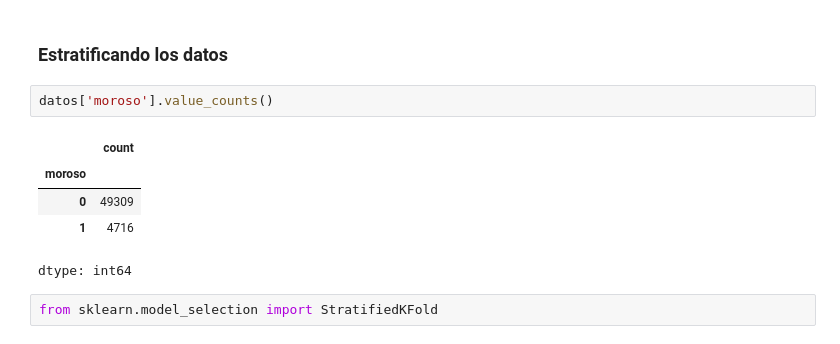
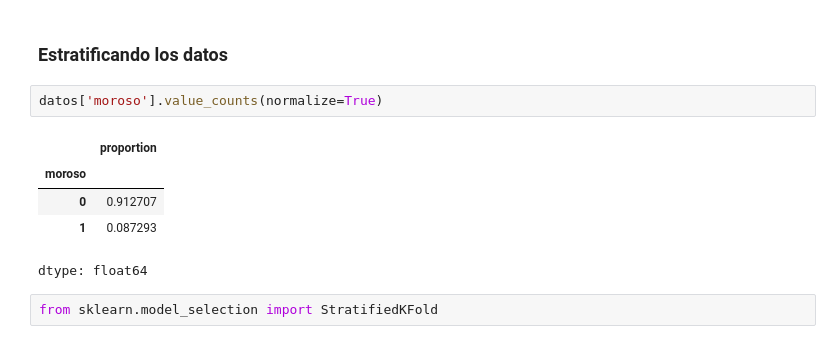
Before and after one commit to FlamInIFabrIzIo/2--curso-DS-Alura-latam, a Jupyter notebook: notebooks/Clasificacion_validacion_y_metricas.ipynb, the cells around one changed output. Drawn from its saved outputs; the diff is of its cells as text.

```diff
--- a/notebooks/Clasificacion_validacion_y_metricas.ipynb
+++ b/notebooks/Clasificacion_validacion_y_metricas.ipynb
@@ -260,13 +260,13 @@ intervalo_confianza(cv_resultados)
 # %% [markdown]
 ### Estratificando los datos
 # %%
-datos['moroso'].value_counts()
+datos['moroso'].value_counts(normalize=True)
 # %% [output]
-|  | count |
+|  | proportion |
 | moroso |  |
-| 0 | 49309 |
-| 1 | 4716 |
+| 0 | 0.912707 |
+| 1 | 0.087293 |
-dtype: int64
+dtype: float64
 # %%
 from sklearn.model_selection import StratifiedKFold
 # %%
```
Also changed, not shown: parts of 28 cells of this notebook.
